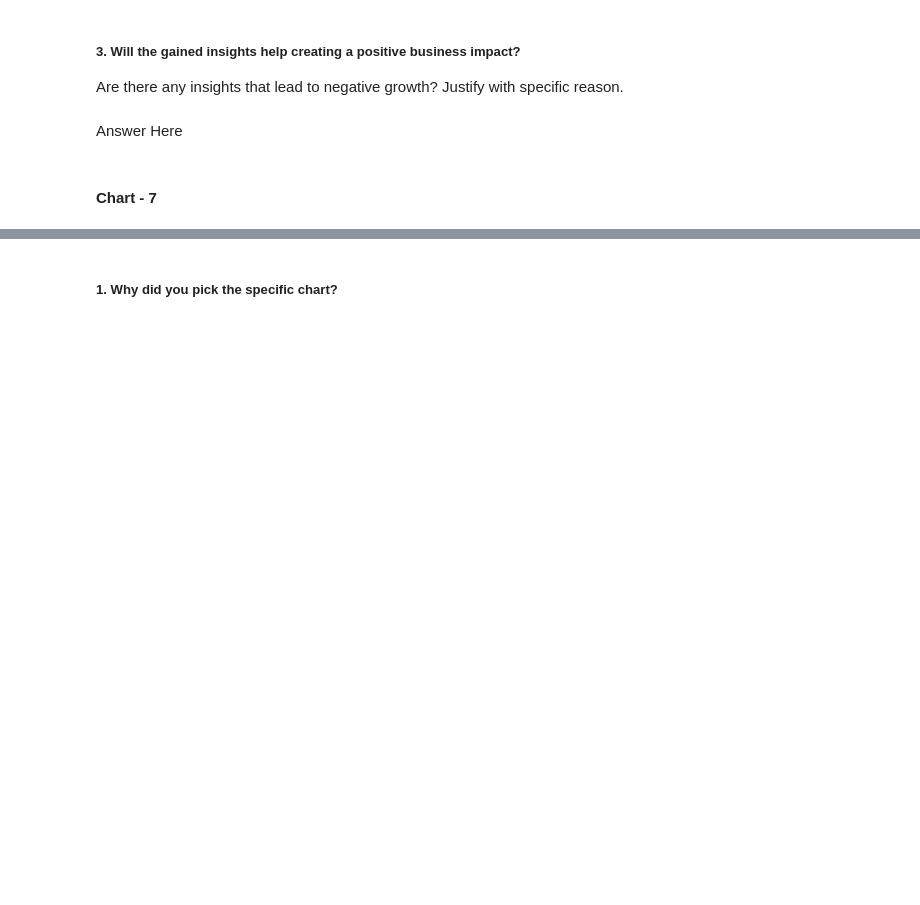
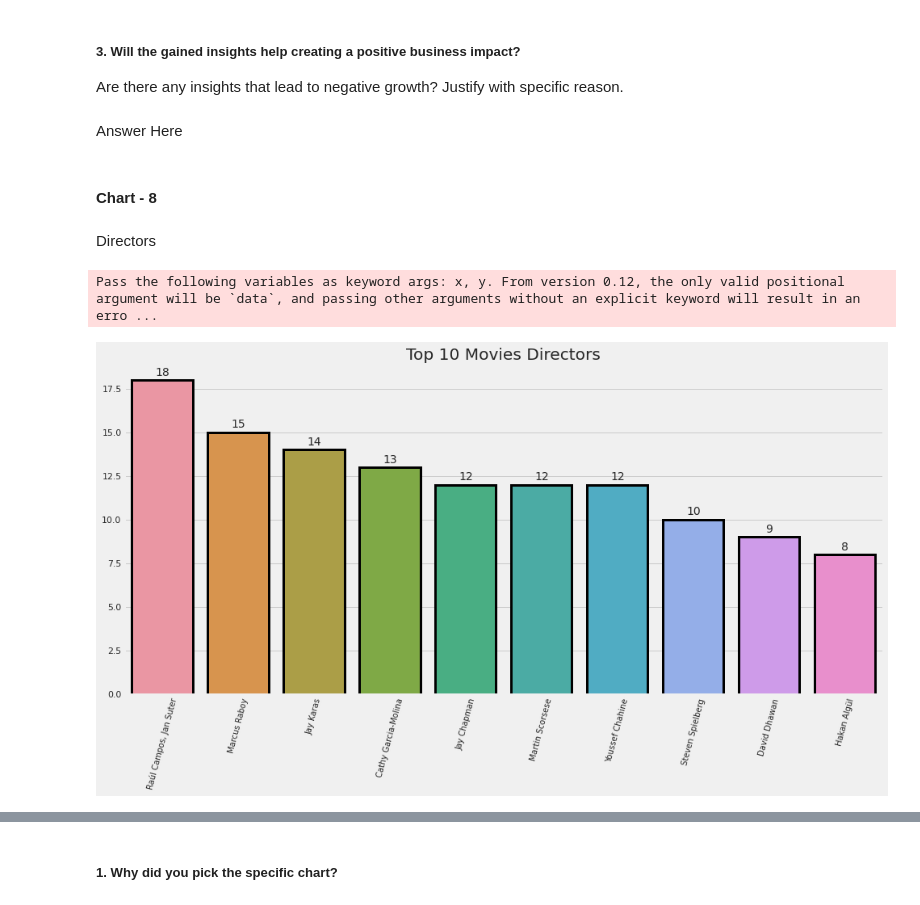
Before and after one commit to DipanshuKumar449/Netflix-Movies-and-TV-Shows-Clustering, a Jupyter notebook: Netflix_Movies_and_TV_Shows_Clustering.ipynb, the cells around one changed output, grey strips where cells are left out. Drawn from its saved outputs; the diff is of its cells as text; code cells hidden in the pictures; blank space fills up the shorter version.

```diff
--- a/Netflix_Movies_and_TV_Shows_Clustering.ipynb
+++ b/Netflix_Movies_and_TV_Shows_Clustering.ipynb
@@ -626,4 +652,4 @@ Are there any insights that lead to negative growth? Justify with specific reaso
 # %% [markdown]
 Answer Here
 # %% [markdown]
-#### Chart - 7
+#### Chart - 8
@@ -631,0 +656,21 @@ Answer Here
+# %% [markdown]
+Directors
+# %%
+# Chart - 7 visualization code
+
+# Top 10 Directors
+plt.figure(figsize=(15,7))
+plt.style.use('fivethirtyeight')
+x = movies['director'].value_counts().index[1:11]
+y = movies['director'].value_counts().values[1:11]
+ax = sns.barplot(x,y,lw=3, ec='black')
+plt.title('Top 10 Movies Directors')
+plt.xticks(rotation = 75,fontsize=10)
+
+# Adding Annotation
+for p in ax.patches:
+  ax.annotate(format(p.get_height(), '.0f'), (p.get_x() + p.get_width() / 2., p.get_height()) , ha = 'center', va = 'center', xytext = (0, 10),
+  textcoords = 'offset points')
+# %% [output]
+Pass the following variables as keyword args: x, y. From version 0.12, the only valid positional argument will be `data`, and passing other arguments without an explicit keyword will result in an erro ...
+[figure, added]
```
Also changed, not shown: parts of 55 cells of this notebook.
